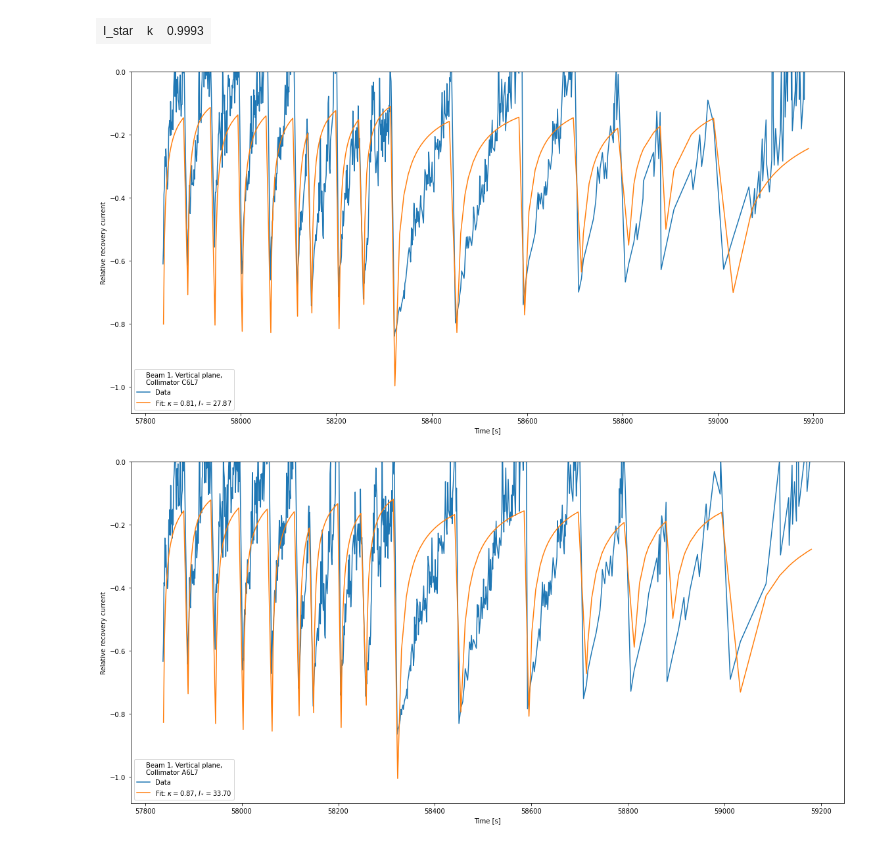
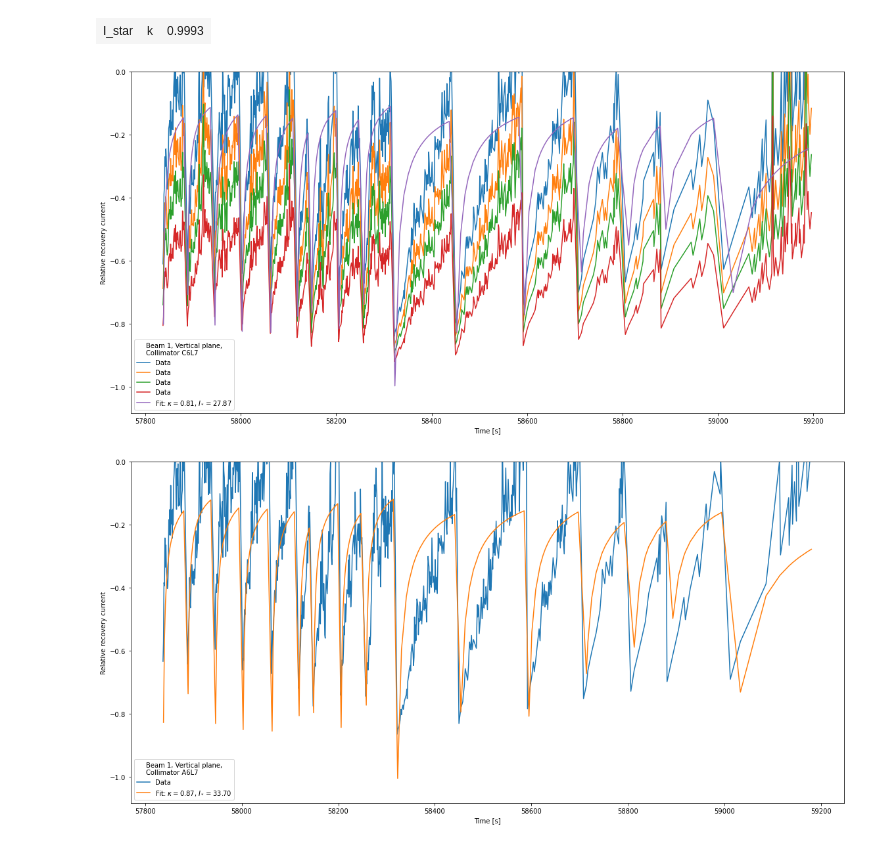
Before and after one commit to carlidel/collimator_scans, a Jupyter notebook: from_timber.ipynb, the cells around one changed output. Cells and saved outputs as stored; diff of their text form; code cells hidden in the pictures.

Commit message:
extend spline

```diff
--- a/from_timber.ipynb
+++ b/from_timber.ipynb
@@ -332,6 +332,18 @@ _, _, x_list_loss_1_rs4, y_list_loss_1_rs4 = compose_fit_lists(slice_loss_1_rs4,
 _, _, x_list_loss_2_rs4, y_list_loss_2_rs4 = compose_fit_lists(slice_loss_2_rs4, spline_loss_2_rs4)
 x_raw_loss_2_rs6, all_raw_loss_2_rs6, x_list_loss_2_rs6, y_list_loss_2_rs6 = compose_fit_lists(slice_loss_2_rs6, spline_loss_2_rs6)
 _, _, x_list_loss_2_rs9, y_list_loss_2_rs9 = compose_fit_lists(slice_loss_2_rs9, spline_loss_2_rs9)
+# %%
+x_raw_loss_1_rs6_mult_1_25, all_raw_loss_1_rs6_mult_1_25, x_list_loss_1_rs6_mult_1_25, y_list_loss_1_rs6_mult_1_25 = compose_fit_lists(slice_loss_1_rs6, spline_loss_1_rs6, spline_multiplier=1.25)
+
+x_raw_loss_2_rs6_mult_1_25, all_raw_loss_2_rs6_mult_1_25, x_list_loss_2_rs6_mult_1_25, y_list_loss_2_rs6_mult_1_25 = compose_fit_lists(slice_loss_2_rs6, spline_loss_2_rs6, spline_multiplier=1.25)
+# %%
+x_raw_loss_1_rs6_mult_1_5, all_raw_loss_1_rs6_mult_1_5, x_list_loss_1_rs6_mult_1_5, y_list_loss_1_rs6_mult_1_5 = compose_fit_lists(slice_loss_1_rs6, spline_loss_1_rs6, spline_multiplier=1.5)
+
+x_raw_loss_2_rs6_mult_1_5, all_raw_loss_2_rs6_mult_1_5, x_list_loss_2_rs6_mult_1_5, y_list_loss_2_rs6_mult_1_5 = compose_fit_lists(slice_loss_2_rs6, spline_loss_2_rs6, spline_multiplier=1.5)
+# %%
+x_raw_loss_1_rs6_mult_2_0, all_raw_loss_1_rs6_mult_2_0, x_list_loss_1_rs6_mult_2_0, y_list_loss_1_rs6_mult_2_0 = compose_fit_lists(slice_loss_1_rs6, spline_loss_1_rs6, spline_multiplier=2.0)
+
+x_raw_loss_2_rs6_mult_2_0, all_raw_loss_2_rs6_mult_2_0, x_list_loss_2_rs6_mult_2_0, y_list_loss_2_rs6_mult_2_0 = compose_fit_lists(slice_loss_2_rs6, spline_loss_2_rs6, spline_multiplier=2.0)
 # %%
 x_list_loss_2_rs6[3][-1]
 # %% [output]
@@ -343,9 +355,15 @@ with open("to_fit_b1_v.pkl", "wb") as f:
         {
             #"loss_1_rs9": (x_list_loss_1_rs9, y_list_loss_1_rs9),
             "loss_1_rs6": (x_list_loss_1_rs6, y_list_loss_1_rs6),
+            "loss_1_rs6_mult_1_25": (x_list_loss_1_rs6_mult_1_25, y_list_loss_1_rs6_mult_1_25),
+            "loss_1_rs6_mult_1_5": (x_list_loss_1_rs6_mult_1_5, y_list_loss_1_rs6_mult_1_5),
+            "loss_1_rs6_mult_2_0": (x_list_loss_1_rs6_mult_2_0, y_list_loss_1_rs6_mult_2_0),
             #"loss_1_rs4": (x_list_loss_1_rs4, y_list_loss_1_rs4),
             #"loss_2_rs4": (x_list_loss_2_rs4, y_list_loss_2_rs4),
             "loss_2_rs6": (x_list_loss_2_rs6, y_list_loss_2_rs6),
+            "loss_2_rs6_mult_1_25": (x_list_loss_2_rs6_mult_1_25, y_list_loss_2_rs6_mult_1_25),
+            "loss_2_rs6_mult_1_5": (x_list_loss_2_rs6_mult_1_5, y_list_loss_2_rs6_mult_1_5),
+            "loss_2_rs6_mult_2_0": (x_list_loss_2_rs6_mult_2_0, y_list_loss_2_rs6_mult_2_0),
             #"loss_2_rs9": (x_list_loss_2_rs9, y_list_loss_2_rs9),
         }
         ,f
@@ -396,30 +414,55 @@ Correlations (unreported correlations are < 0.100)
 # %%
 plt.figure(figsize=(16,8))
 
 tmp_times = np.array([])
 tmp_x = np.array([])
 tmp_y = np.array([])
 
 for x in x_raw_loss_1_rs6:
     tmp_times = np.append(tmp_times, x)
 
 for data in all_raw_loss_1_rs6:
     tmp_x = np.append(tmp_x, data[0])
     tmp_y = np.append(tmp_y, data[1])
+plt.plot(tmp_x, tmp_y, label="Data")
 
+tmp_x = np.array([])
+tmp_y = np.array([])
+
+for data in all_raw_loss_1_rs6_mult_1_25:
+    tmp_x = np.append(tmp_x, data[0])
+    tmp_y = np.append(tmp_y, data[1])
 plt.plot(tmp_x, tmp_y, label="Data")
+
+tmp_x = np.array([])
+tmp_y = np.array([])
+
+for data in all_raw_loss_1_rs6_mult_1_5:
+    tmp_x = np.append(tmp_x, data[0])
+    tmp_y = np.append(tmp_y, data[1])
+plt.plot(tmp_x, tmp_y, label="Data")
+
+tmp_x = np.array([])
+tmp_y = np.array([])
+
+for data in all_raw_loss_1_rs6_mult_2_0:
+    tmp_x = np.append(tmp_x, data[0])
+    tmp_y = np.append(tmp_y, data[1])
+plt.plot(tmp_x, tmp_y, label="Data")
+
+
 plt.plot(tmp_times, fit_result["loss_1_rs6"][2][:], label=f"Fit: $\\kappa = {fit_result['loss_1_rs6'][0].params['k'].value:.2f}$, $I_*={fit_result['loss_1_rs6'][0].params['I_star'].value:.2f}$")
 
 plt.ylim(top=0.0)
 plt.xlabel("Time [s]")
 plt.ylabel("Relative recovery current")
 
 plt.legend(title="Beam 1, Vertical plane,\nCollimator C6L7")
 
 plt.tight_layout()
 plt.savefig("figs/b1_v_fit_single_kmax_2.1.jpg", dpi=300)
 # %% [output]
-[figure, old version]
+[figure, new version]
 # %%
 plt.figure(figsize=(16,8))
 
```
Also changed, not shown: parts of 2 cells of this notebook, 5 other files.
